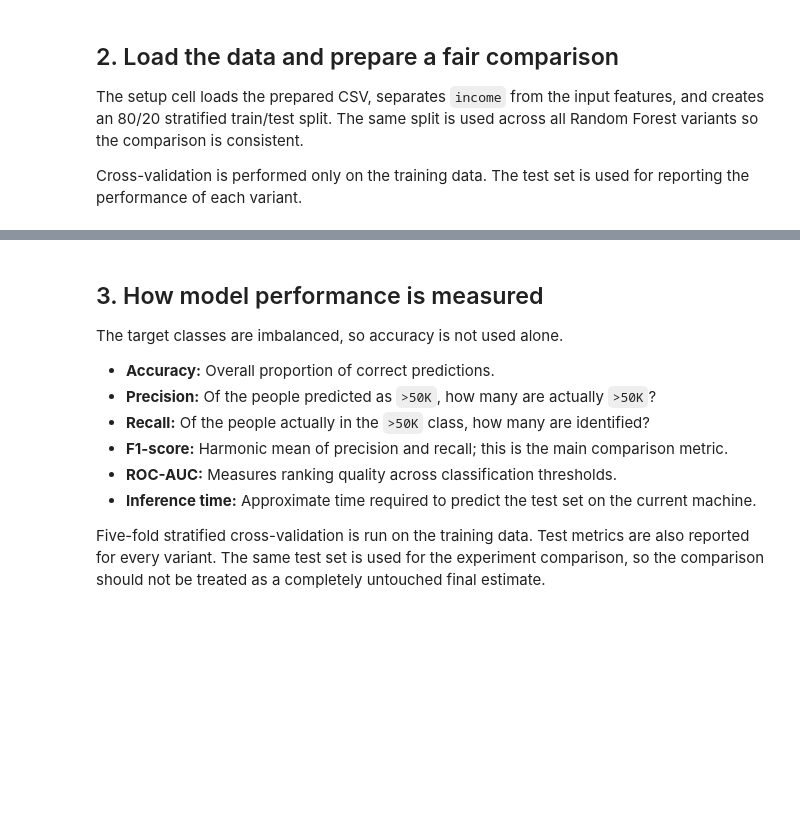
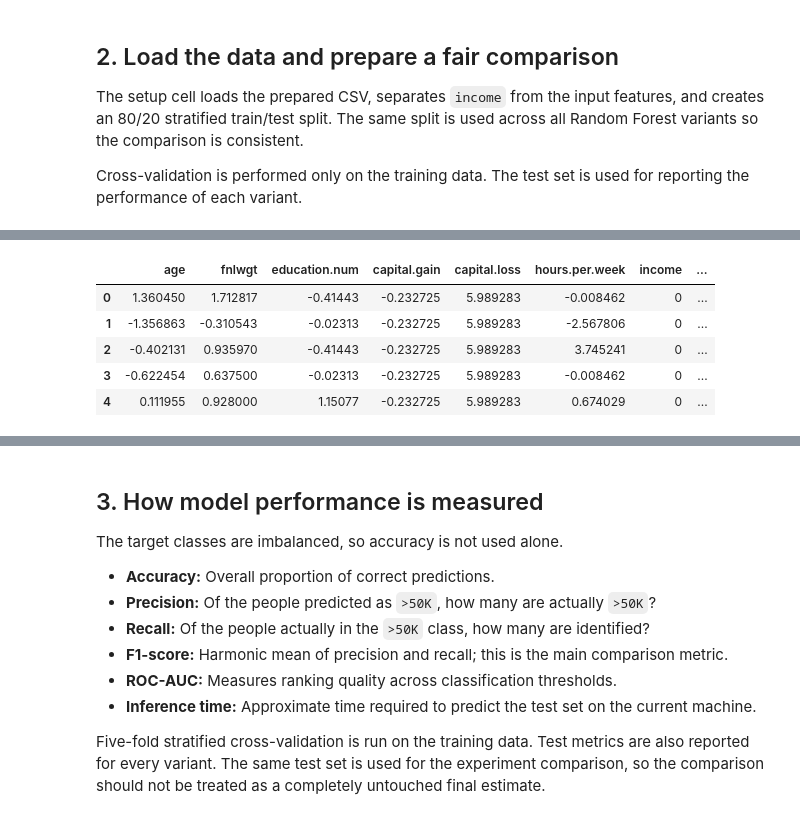
Before and after one commit to mln414/predicting-adult-income-level, a Jupyter notebook: notebooks/models/IT25300345_Model_RandomForest.ipynb, the cells around one changed output, grey strips where cells are left out. Drawn from its saved outputs; the diff is of its cells as text; code cells hidden in the pictures; blank space fills up the shorter version.

```diff
--- a/notebooks/models/IT25300345_Model_RandomForest.ipynb
+++ b/notebooks/models/IT25300345_Model_RandomForest.ipynb
@@ -42,44 +42,60 @@ The setup cell loads the prepared CSV, separates `income` from the input feature
 Cross-validation is performed only on the training data. The test set is used for reporting the performance of each variant.
 # %%
 import os
-# Resolve the processed dataset from multiple project locations so "Run All" works
-# even when VS Code launches the notebook from a different working directory.
-project_root_candidates = []
-for base in [os.getcwd(), os.path.dirname(os.getcwd()), os.path.dirname(os.path.dirname(os.getcwd()))]:
-    project_root_candidates.append(base)
-    project_root_candidates.extend([
-        os.path.join(base, 'predicting-adult-income-level'),
-        os.path.join(base, 'AI Project'),
-        os.path.join(base, 'project')
-    ])
+from pathlib import Path
+import time
+import numpy as np
+import pandas as pd
+import matplotlib.pyplot as plt
+import seaborn as sns
 
-seen = set()
-project_roots = []
-for root in project_root_candidates:
-    resolved = os.path.abspath(root)
-    if resolved not in seen:
-        seen.add(resolved)
-        project_roots.append(resolved)
+from sklearn.model_selection import train_test_split, StratifiedKFold, cross_validate, RandomizedSearchCV
+from sklearn.ensemble import RandomForestClassifier
+from sklearn.feature_selection import SelectKBest, f_classif
+from sklearn.pipeline import Pipeline
+from sklearn.metrics import (
+    accuracy_score, precision_score, recall_score, f1_score,
+    roc_auc_score, roc_curve, precision_recall_curve, confusion_matrix,
+    classification_report
+)
 
-raw_candidates = []
-for root in project_roots:
-    raw_candidates.extend([
-        os.path.join(root, 'results', 'outputs', 'adult_processed.csv'),
-        os.path.join(root, 'notebooks', 'results', 'outputs', 'adult_processed.csv'),
-        os.path.join(root, 'notebooks', 'models', 'adult_processed.csv'),
-        os.path.join(root, 'adult_processed.csv')
-    ])
+sns.set_theme(style='whitegrid', palette='muted')
+plt.rcParams['font.size'] = 11
+plt.rcParams['figure.figsize'] = (8, 5)
 
-raw_candidates.extend([
-    os.path.normpath(os.path.join(os.getcwd(), '..', '..', 'results', 'outputs', 'adult_processed.csv')),
-    os.path.normpath(os.path.join(os.getcwd(), '..', 'results', 'outputs', 'adult_processed.csv')),
-    os.path.normpath(os.path.join(os.getcwd(), 'results', 'outputs', 'adult_processed.csv')),
-    os.path.normpath(os.path.join(os.getcwd(), 'adult_processed.csv'))
-])
+RANDOM_STATE = 42
 
-DATA_PATH = next((candidate for candidate in raw_candidates if os.path.exists(candidate)), None)
+candidates = [
+    '../../results/outputs/adult_processed.csv',
+    '../results/outputs/adult_processed.csv',
+    'results/outputs/adult_processed.csv',
+    'adult_processed.csv'
+]
+DATA_PATH = next((c for c in candidates if os.path.exists(c)), None)
 
 if DATA_PATH is None:
     raise FileNotFoundError(
-        "adult_processed.csv was not found. Place it in results/outputs/ or update DATA_PATH in this cell."
+        "adult_processed.csv was not found. Place it in results/outputs/ "
+        "or update DATA_PATH in this cell."
     )
+
+df = pd.read_csv(DATA_PATH)
+
+print(f"Loaded dataset: {df.shape[0]:,} rows, {df.shape[1]} columns")
+display(df.head())
+
+if 'income' not in df.columns:
+    raise ValueError("The dataset must contain an 'income' target column.")
+
+X = df.drop(columns=['income'])
+y = df['income'].astype(int)
+
+X_train, X_test, y_train, y_test = train_test_split(
+    X, y, test_size=0.20, random_state=RANDOM_STATE, stratify=y
+)
+
+print(f"Train size: {X_train.shape[0]:,} | Test size: {X_test.shape[0]:,}")
+print(f"Positive class (>50K) prevalence: {y.mean():.2%}")
+print("\nClass counts:")
+print(y.value_counts().rename({0: '<=50K', 1: '>50K'}))
+# %% [output]
@@ -85,0 +103,6 @@ if DATA_PATH is None:
+|  | age | fnlwgt | education.num | capital.gain | capital.loss | hours.per.week | income | ... |
+| 0 | 1.360450 | 1.712817 | -0.41443 | -0.232725 | 5.989283 | -0.008462 | 0 | ... |
+| 1 | -1.356863 | -0.310543 | -0.02313 | -0.232725 | 5.989283 | -2.567806 | 0 | ... |
+| 2 | -0.402131 | 0.935970 | -0.41443 | -0.232725 | 5.989283 | 3.745241 | 0 | ... |
+| 3 | -0.622454 | 0.637500 | -0.02313 | -0.232725 | 5.989283 | -0.008462 | 0 | ... |
+| 4 | 0.111955 | 0.928000 | 1.15077 | -0.232725 | 5.989283 | 0.674029 | 0 | ... |
```
Also changed, not shown: parts of 16 cells of this notebook, 4 other files.
